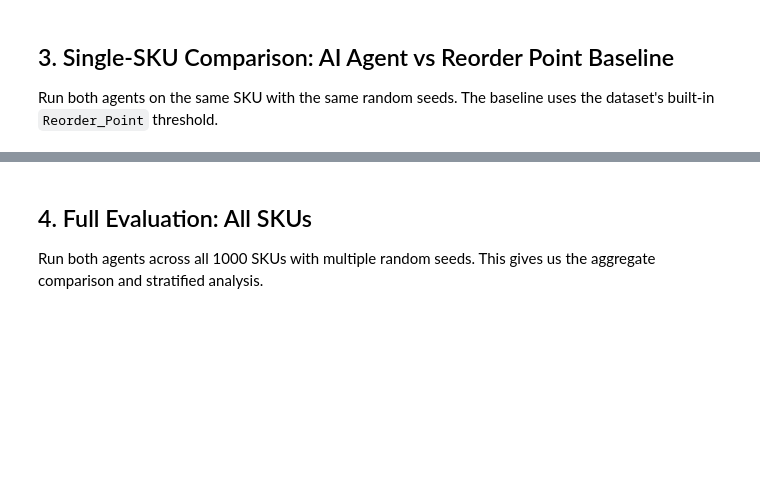
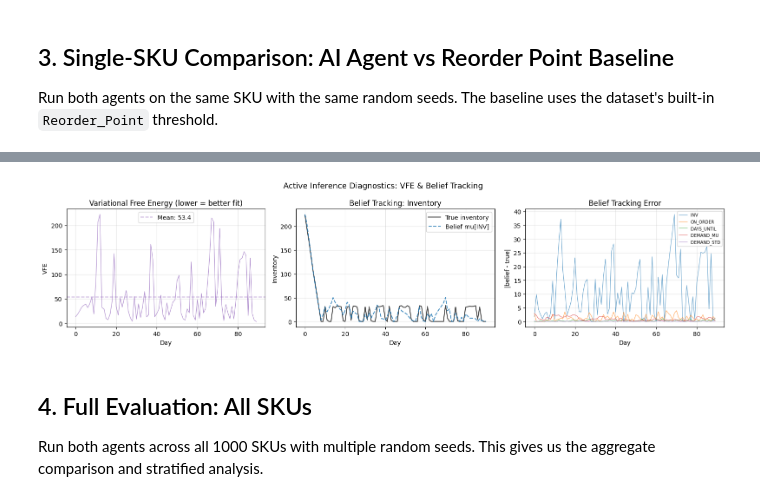
Before and after one commit to mahault/Applied-active-inference, a Jupyter notebook: grocery_inventory_ai.ipynb, the cells around one changed output, grey strips where cells are left out. Saved outputs shown, nothing was run; the diff lists cells and outputs as text; code cells hidden in the pictures; blank space fills up the shorter version.

```diff
--- a/grocery_inventory_ai.ipynb
+++ b/grocery_inventory_ai.ipynb
@@ -328,3 +336,43 @@ Lost sales (units)                    547        710
+# %%
+# VFE and Belief Tracking Diagnostics (proper active inference)
+if 'vfe_trace' in ai_result:
+    fig, axes = plt.subplots(1, 3, figsize=(16, 4))
+    fig.suptitle('Active Inference Diagnostics: VFE & Belief Tracking', fontsize=13)
+
+    # 1. VFE over time
+    ax = axes[0]
+    vfe = ai_result['vfe_trace']
+    ax.plot(vfe, color='tab:purple', alpha=0.8, lw=0.8)
+    ax.axhline(np.mean(vfe), color='tab:purple', ls='--', alpha=0.5, label=f'Mean: {np.mean(vfe):.1f}')
+    ax.set_xlabel('Day'); ax.set_ylabel('VFE')
+    ax.set_title('Variational Free Energy (lower = better fit)')
+    ax.legend(); ax.grid(True, alpha=0.3)
+
+    # 2. Belief vs true inventory
+    ax = axes[1]
+    belief_arr = np.array(ai_result['belief_trace'])
+    true_inv = ai_result['states'][:, INV]
+    ax.plot(true_inv, label='True inventory', color='black', alpha=0.7)
+    ax.plot(belief_arr[:, INV], label='Belief mu[INV]', color='tab:blue', ls='--', alpha=0.8)
+    ax.set_xlabel('Day'); ax.set_ylabel('Inventory')
+    ax.set_title('Belief Tracking: Inventory'); ax.legend(); ax.grid(True, alpha=0.3)
+
+    # 3. Belief error per dimension
+    ax = axes[2]
+    n = min(len(belief_arr) - 1, len(ai_result['states']) - 1)
+    belief_err = np.abs(belief_arr[:n] - ai_result['states'][:n])
+    dim_names = ['INV', 'ON_ORDER', 'DAYS_UNTIL', 'DEMAND_MU', 'DEMAND_STD']
+    for i, name in enumerate(dim_names):
+        ax.plot(belief_err[:, i], label=name, alpha=0.7, lw=0.8)
+    ax.set_xlabel('Day'); ax.set_ylabel('|belief - true|')
+    ax.set_title('Belief Tracking Error'); ax.legend(fontsize=7); ax.grid(True, alpha=0.3)
+
+    plt.tight_layout()
+    plt.show()
+else:
+    print('No VFE trace available (run with obs_model to enable belief tracking)')
+# %% [output]
+[figure, added]
 # %% [markdown]
 ## 4. Full Evaluation: All SKUs
 
```
Also changed, not shown: parts of 9 cells of this notebook, 2 other files.
